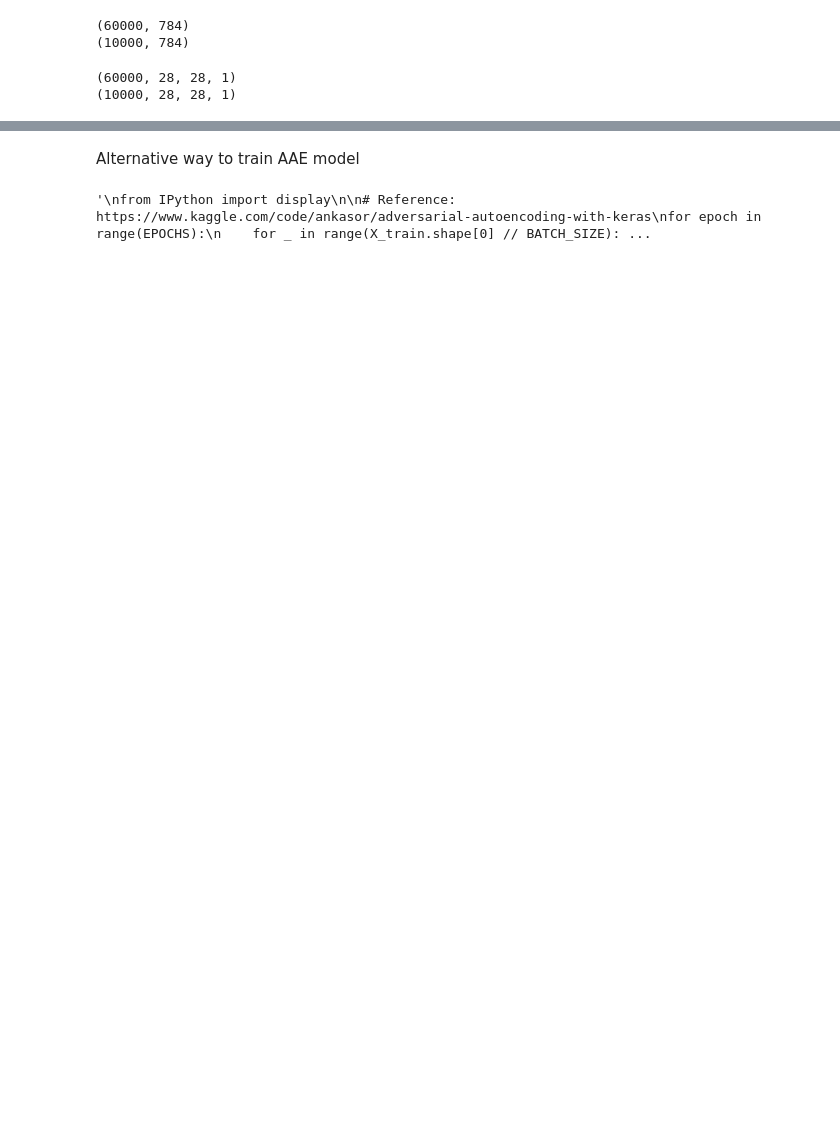
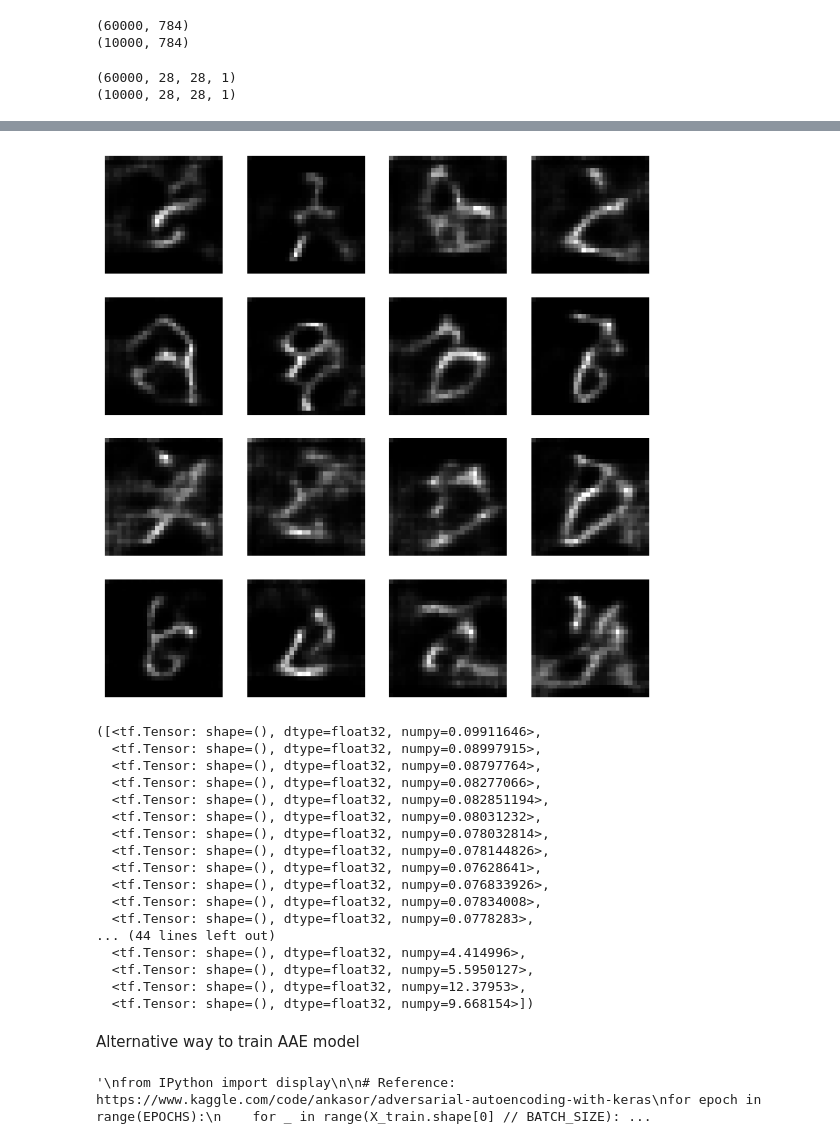
Before and after one commit to Ata-Pab/Machine_Learning, a Jupyter notebook: adversarial_autoencoders/adversarial_autoencoders_mnist.ipynb, the cells around one changed output, grey strips where cells are left out. Saved outputs shown, nothing was run; the diff lists cells and outputs as text; code cells hidden in the pictures; blank space fills up the shorter version.

Commit message:
adversarial_autoencoders file was updated

```diff
--- a/adversarial_autoencoders/adversarial_autoencoders_mnist.ipynb
+++ b/adversarial_autoencoders/adversarial_autoencoders_mnist.ipynb
@@ -188,9 +205,9 @@ gan = tf.keras.Model(gan_input, validity)
 # Compile models
 autoencoder.compile(optimizer=tf.keras.optimizers.Adam(learning_rate=0.001),
                     loss=tf.keras.losses.BinaryCrossentropy())
-discriminator.compile(optimizer=tf.keras.optimizers.Adam(learning_rate=0.001),
+discriminator.compile(optimizer=tf.keras.optimizers.Adam(learning_rate=0.0001),
                       loss=tf.keras.losses.BinaryCrossentropy())
-gan.compile(optimizer=tf.keras.optimizers.Adam(learning_rate=0.001),
+gan.compile(optimizer=tf.keras.optimizers.Adam(learning_rate=0.0001),
             loss=tf.keras.losses.BinaryCrossentropy())
 # %%
 @tf.function
@@ -236,28 +253,32 @@ def train_step(image_batch):
     return ae_loss, d_loss, g_loss
 # %%
 from IPython import display
+import time
 
-ae_loss_hist = []
-d_loss_hist = []
-g_loss_hist = []
+def train(dataset, epochs):
+    ae_loss_hist = []
+    d_loss_hist = []
+    g_loss_hist = []
 
-for epoch in range(EPOCHS):
-    for _ in range(X_train.shape[0] // BATCH_SIZE):
-        idx = np.random.randint(0, X_train.shape[0], BATCH_SIZE)
-        idx_tensor = tf.constant(idx, dtype=tf.int32)
-        #real_imgs = X_train[idx]
-        real_imgs = tf.gather(X_train, idx_tensor)  # tf.gather is used to gather
-        # elements from the tensor based on the indices provided in idx_tensor.
+    for epoch in range(epochs):
+        start = time.time()
+        for image_batch in dataset:
+            ae_loss, d_loss, g_loss = train_step(image_batch)
 
-        ae_loss, d_loss, g_loss = train_step(real_imgs)
+        stop = time.time()
 
-    ae_loss_hist.append(ae_loss)
-    d_loss_hist.append(d_loss)
-    g_loss_hist.append(g_loss)
+        ae_loss_hist.append(ae_loss)
+        d_loss_hist.append(d_loss)
+        g_loss_hist.append(g_loss)
 
-    print(f"ae_loss: {tf.reduce_mean(ae_loss).numpy()},  disc_loss: {tf.reduce_mean(d_loss).numpy()},  adversarial_loss: {tf.reduce_mean(g_loss).numpy()}")
-    print ("Reconstruction Loss:", autoencoder.evaluate(X_train, X_train, verbose=0))
-    print ("Adverserial Loss:", gan.evaluate(X_train, np.ones(len(X_train)), verbose=0))
+        print(f"ae_loss: {tf.reduce_mean(ae_loss).numpy()},  disc_loss: {tf.reduce_mean(d_loss).numpy()},  adversarial_loss: {tf.reduce_mean(g_loss).numpy()}, time: {stop-start}")
+        print("Reconstruction Loss:", autoencoder.evaluate(X_train, X_train, verbose=0))
+        print("Adverserial Loss:", gan.evaluate(X_train, np.ones(len(X_train)), verbose=0))
 
-    display.clear_output(wait=True)
-    generate_and_save_images(decoder, input_shape=INPUT_SHAPE, latent_dim=LATENT_DIM, epoch=epoch)
+        display.clear_output(wait=True)
+        generate_and_save_images(decoder, input_shape=INPUT_SHAPE, latent_dim=LATENT_DIM, epoch=epoch)
+
+    return ae_loss_hist, d_loss_hist, g_loss_hist
+# %%
+train(train_dataset, EPOCHS)
+# %% [output]
@@ -264,3 +301,21 @@ for epoch in range(EPOCHS):
+[figure, added]
+([<tf.Tensor: shape=(), dtype=float32, numpy=0.09911646>,
+  <tf.Tensor: shape=(), dtype=float32, numpy=0.08997915>,
+  <tf.Tensor: shape=(), dtype=float32, numpy=0.08797764>,
+  <tf.Tensor: shape=(), dtype=float32, numpy=0.08277066>,
+  <tf.Tensor: shape=(), dtype=float32, numpy=0.082851194>,
+  <tf.Tensor: shape=(), dtype=float32, numpy=0.08031232>,
+  <tf.Tensor: shape=(), dtype=float32, numpy=0.078032814>,
+  <tf.Tensor: shape=(), dtype=float32, numpy=0.078144826>,
+  <tf.Tensor: shape=(), dtype=float32, numpy=0.07628641>,
+  <tf.Tensor: shape=(), dtype=float32, numpy=0.076833926>,
+  <tf.Tensor: shape=(), dtype=float32, numpy=0.07834008>,
+  <tf.Tensor: shape=(), dtype=float32, numpy=0.0778283>,
+... (44 lines left out)
+  <tf.Tensor: shape=(), dtype=float32, numpy=4.414996>,
+  <tf.Tensor: shape=(), dtype=float32, numpy=5.5950127>,
+  <tf.Tensor: shape=(), dtype=float32, numpy=12.37953>,
+  <tf.Tensor: shape=(), dtype=float32, numpy=9.668154>])
 # %% [markdown]
 Alternative way to train AAE model
 # %%
```
Also changed, not shown: parts of 9 cells of this notebook.
